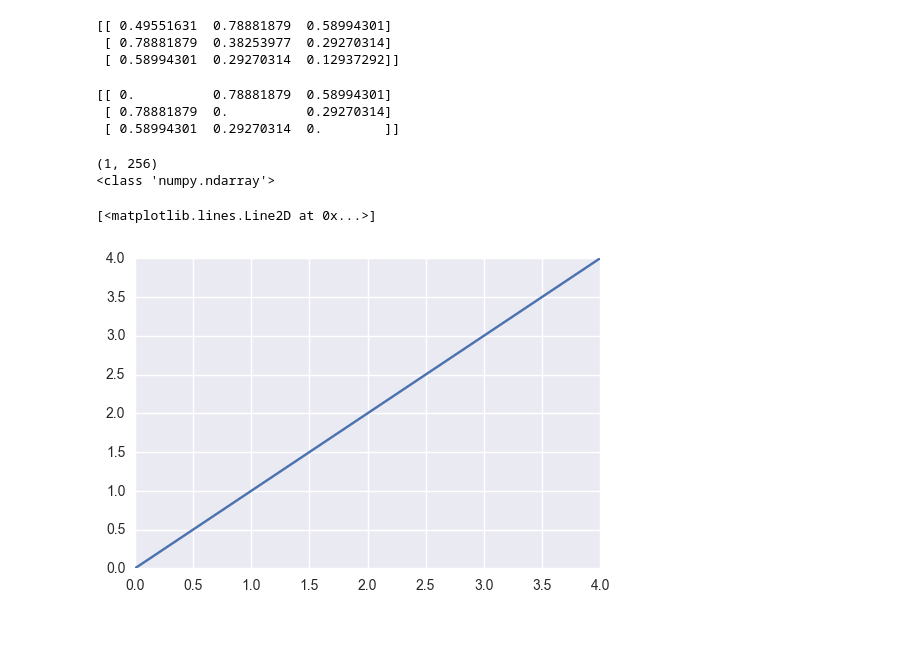
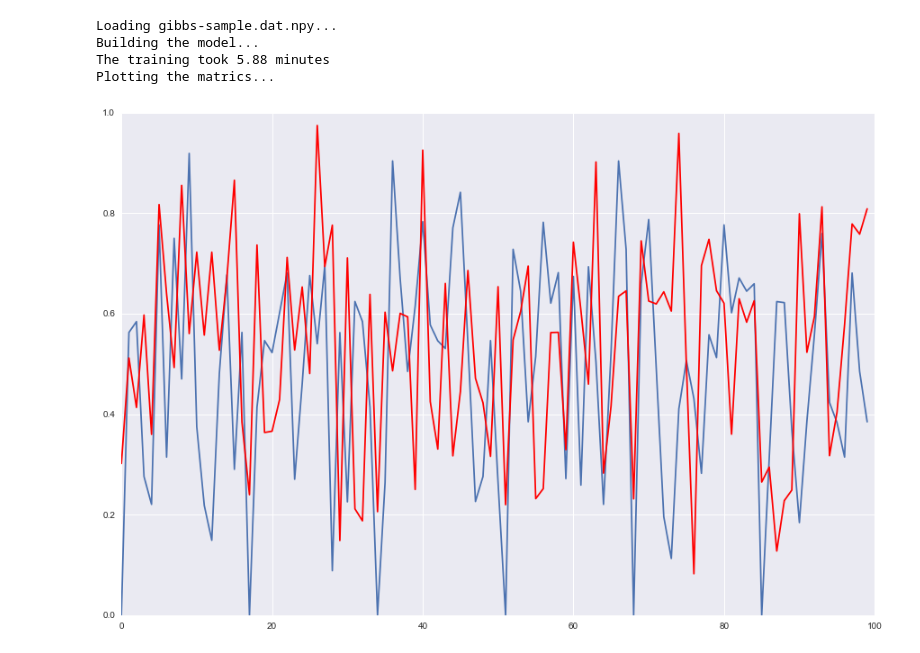
Before and after one commit to zunction/notebooks, a Jupyter notebook: mpf/rough work 2.ipynb, the cells around one changed output. Cells and saved outputs as stored; diff of their text form; code cells hidden in the pictures.

Commit message:
plotted but results do not meet expectations

```diff
--- a/mpf/rough work 2.ipynb
+++ b/mpf/rough work 2.ipynb
@@ -9,6 +9,7 @@ import os
 import timeit
 
 % matplotlib inline
+plt.rcParams['figure.figsize'] = (15.0, 10.0) # set default size of plots
 # %%
 def load_data(dataset = 'gibbs-sample.dat.npy', borrow = True):
     """
@@ -39,7 +40,8 @@ class mpf(object):
             W = theano.shared(initial_W, name = 'W', borrow = True)
 
         if not b:
-            b = theano.shared(np.zeros(n, dtype = theano.config.floatX), name = 'b', borrow = True)
+            initial_b = np.asarray(np.zeros(n), dtype = theano.config.floatX)
+            b = theano.shared(initial_b.T, name = 'b', borrow = True)
 
 
         self.W = W
@@ -62,15 +64,16 @@ class mpf(object):
 #         gparams = T.grad(cost, self.params)
 #         updates = [(param, param - learning_rate * gparam) for param, gparam in zip(self.params, gparams)]
         Wgrad = T.grad(cost, self.W)
+#         T.fill_diagonal(Wgrad, 0)
         bgrad = T.grad(cost, self.b)
 
-        Wupdate = T.fill_diagonal(0.5 * ((self.W - learning_rate * Wgrad) + (self.W - learning_rate * Wgrad).T), 0)
-#         Wupdate = 0.5 * ((self.W - learning_rate * Wgrad) + (self.W - learning_rate * Wgrad).T)
+#         Wupdate = T.fill_diagonal(0.5 * ((self.W - learning_rate * Wgrad) + (self.W - learning_rate * Wgrad).T), 0)
         updates = [(self.W, Wupdate), (self.b, self.b - learning_rate * bgrad )]
+#         updates = [(self.W, self.W - learning_rate * Wgrad), (self.b, self.b - learning_rate * bgrad )]
 
         return cost, updates
 # %%
-def sgd(learning_rate = 0.01, n_epochs = 50, dataset = 'gibbs-sample.dat.npy', batch_size = 50, output_folder = 'mpf_results'):
+def sgd(learning_rate = 0.01, n_epochs = 1000, dataset = 'gibbs-sample.dat.npy', batch_size = 10):
     """
     Perform stochastic gradient descent on MPF
     """
@@ -102,13 +105,20 @@ def sgd(learning_rate = 0.01, n_epochs = 50, dataset = 'gibbs-sample.dat.npy', b
         for batch_index in range(n_dataset_batches):
             c.append(train_mpf(batch_index))
 
-        print ('Training epoch %d, cost' % epoch, np.mean(c, dtype='float64'))
+#         print ('Training epoch %d, cost' % epoch, np.mean(c, dtype='float64'))
 
     end_time = timeit.default_timer()
 
     training_time = end_time - start_time
 
-    print ('The training took %.2f seconds' % (training_time/60.))
+    print ('The training took %.2f minutes' % (training_time/60.))
 
     W_learnt = flow.W.get_value(borrow = True)
+    b_learnt = flow.b.get_value(borrow = True)
     W = np.load('W.dat.npy')
+
+    print ('Plotting the matrics...')
+    plt.plot(W.reshape(-1,1)[0:100])
+    plt.plot(W_learnt.reshape(-1,1)[0:100],'r')
+
+    return W_learnt, b_learnt
@@ -167,30 +125,10 @@ np.fill_diagonal(R, 0)
-# %%
-U = np.random.rand(3, 3)
-R = 0.5 * (U + U.T)
-print(R)
-# %% [output]
-[[ 0.49551631  0.78881879  0.58994301]
- [ 0.78881879  0.38253977  0.29270314]
- [ 0.58994301  0.29270314  0.12937292]]
-# %%
-np.fill_diagonal(R, 0)
-print (R)
-# %% [output]
-[[ 0.          0.78881879  0.58994301]
- [ 0.78881879  0.          0.29270314]
- [ 0.58994301  0.29270314  0.        ]]
+# %%
+W_learnt, b_learnt = sgd()
+# %% [output]
+Loading gibbs-sample.dat.npy...
+Building the model...
+The training took 5.88 minutes
+Plotting the matrics...
+[figure, added]
 # %%
 W = np.load('W.dat.npy')
-# %%
-W = W.reshape(1,-1)
-print (W.shape)
-print (type(W))
-# %% [output]
-(1, 256)
-<class 'numpy.ndarray'>
-# %%
-A = np.arange(5)
-plt.plot(A)
-# %% [output]
-[<matplotlib.lines.Line2D at 0x...>]
-[figure, removed]
```
Also changed, not shown: parts of 11 cells of this notebook, 4 other files.
